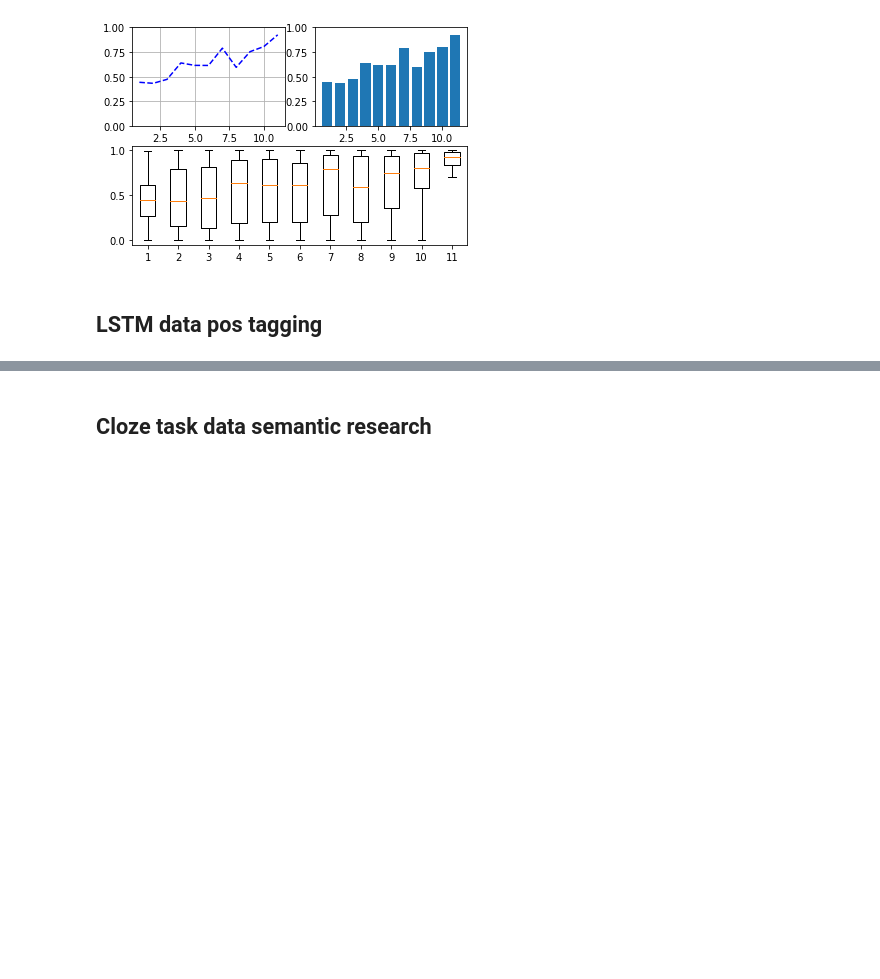
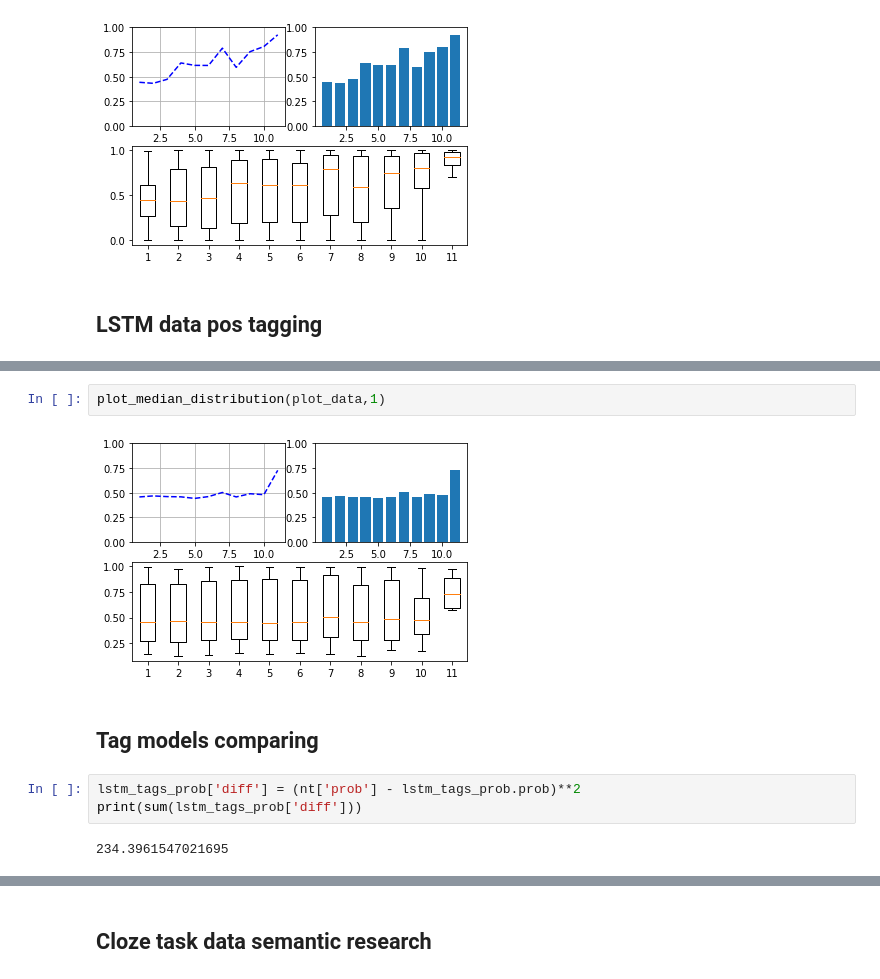
Before and after one commit to semensorokin/NLP_projects, a Jupyter notebook: LSTM_Cloze_prob_task/Model_comparing.ipynb, the cells around one changed output, grey strips where cells are left out. Drawn from its saved outputs; the diff is of its cells as text; blank space fills up the shorter version.

Commit message:
Models comparing Markdown

```diff
--- a/LSTM_Cloze_prob_task/Model_comparing.ipynb
+++ b/LSTM_Cloze_prob_task/Model_comparing.ipynb
@@ -381,0 +443,11 @@ data = json.loads(json_data)
+# %%
+plot_median_distribution(plot_data,1)
+# %% [output]
+[figure, added]
+# %% [markdown]
+## Tag models comparing
+# %%
+lstm_tags_prob['diff'] = (nt['prob'] - lstm_tags_prob.prob)**2
+print(sum(lstm_tags_prob['diff']))
+# %% [output]
+234.3961547021695
```
Also changed, not shown: parts of 9 cells of this notebook, 2 other files.
